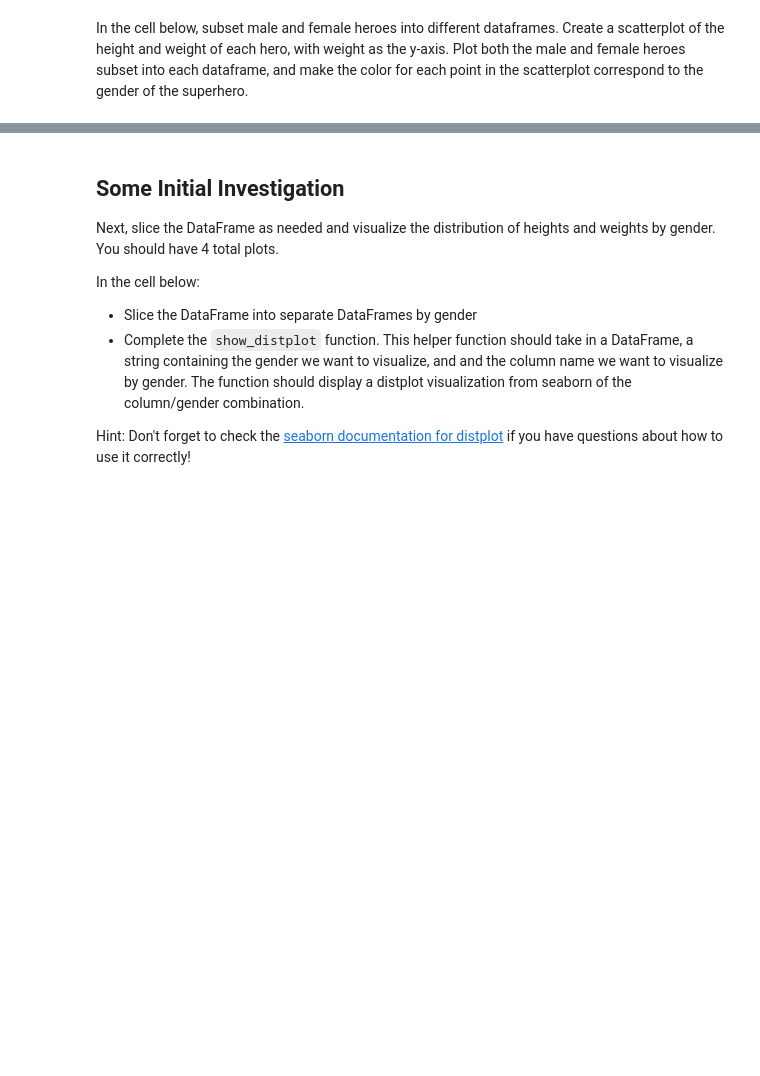
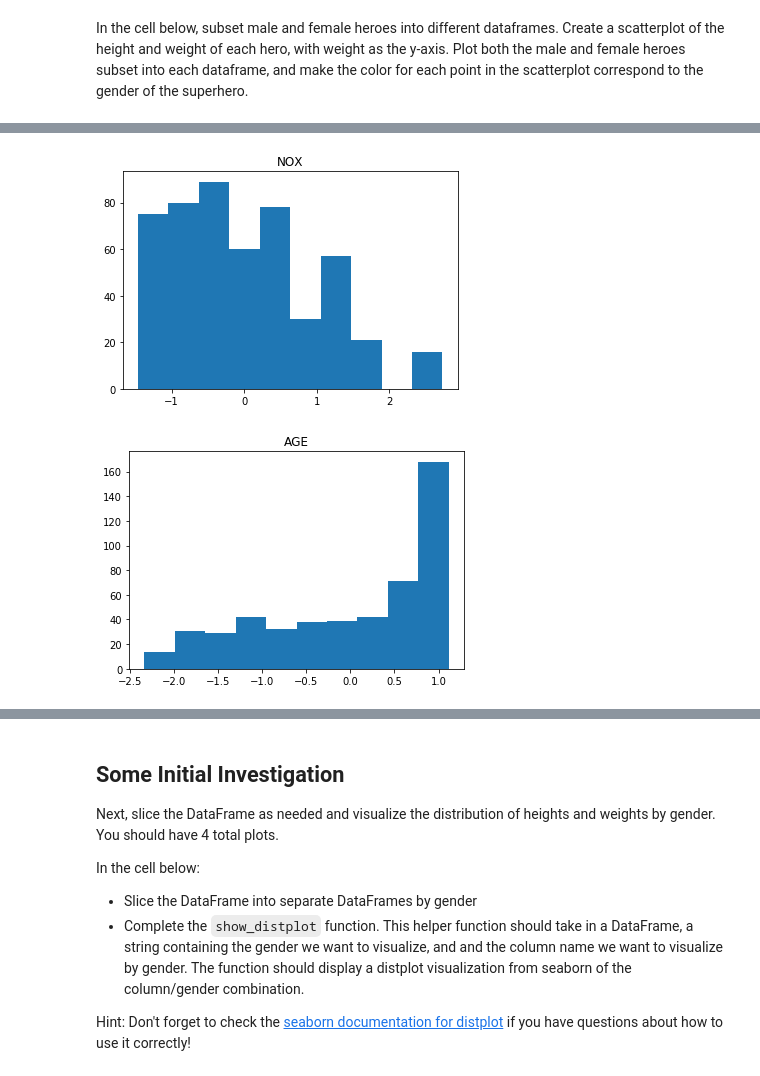
Before and after one commit to erdosn/dsc-1-04-13-project-data-cleaning-data-science, a Jupyter notebook: index.ipynb, the cells around one changed output, grey strips where cells are left out. Cells and saved outputs as stored; diff of their text form; code cells hidden in the pictures; blank space fills up the shorter version.

```diff
--- a/index.ipynb
+++ b/index.ipynb
@@ -392,2 +423,5 @@ In the cell below, join the two DataFrames.  Think about which sort of join you
 # %% [markdown]
 In the cell below, subset male and female heroes into different dataframes.  Create a scatterplot of the height and weight of each hero, with weight as the y-axis.  Plot both the male and female heroes subset into each dataframe, and make the color for each point in the scatterplot correspond to the gender of the superhero.
+# %%
+def zscores(arr):
+    return (arr - arr.mean())/arr.std()
@@ -393,0 +438,14 @@ In the cell below, subset male and female heroes into different dataframes.  Cre
+# %%
+# zscores can scale your data
+z_age = zscores(df.AGE)
+z_nox = zscores(df.NOX)
+# %%
+plt.hist(z_nox)
+plt.title("NOX")
+plt.show()
+plt.hist(z_age)
+plt.title("AGE")
+plt.show()
+# %% [output]
+[figure, added]
+[figure, added]
```
Also changed, not shown: parts of 12 cells of this notebook.
